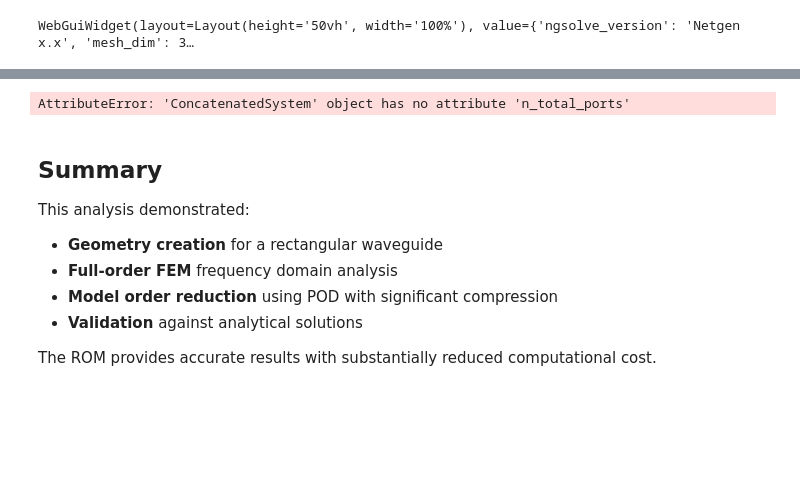
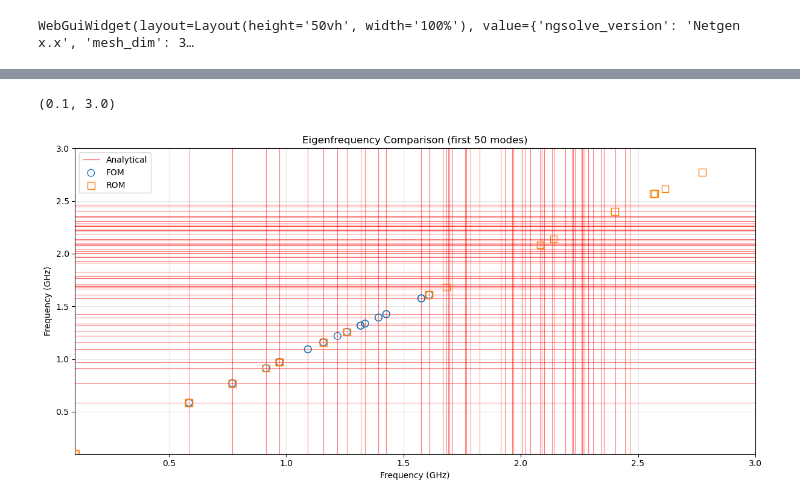
Before and after one commit to Dark-Elektron/cavsim3d, a Jupyter notebook: examples/cwg_step_split/cwg_step_split.ipynb, the cells around one changed output, grey strips where cells are left out. Drawn from its saved outputs; the diff is of its cells as text; code cells hidden in the pictures; blank space fills up the shorter version.

```diff
--- a/examples/cwg_step_split/cwg_step_split.ipynb
+++ b/examples/cwg_step_split/cwg_step_split.ipynb
@@ -198,26 +198,11 @@ Port connections: 2 (× 3 modes each)
   'S1(1),1(1)_phase': <Axes: title={'center': 'S1(1),1(1) Phase'}, xlabel='Frequency (GHz)', ylabel='∠S1(1),1(1) (°)'>,
   'S1(1),2(1)_mag': <Axes: title={'center': 'S1(1),2(1) Magnitude'}, xlabel='Frequency (GHz)', ylabel='|S1(1),2(1)| (dB)'>,
   'S1(1),2(1)_phase': <Axes: title={'center': 'S1(1),2(1) Phase'}, xlabel='Frequency (GHz)', ylabel='∠S1(1),2(1) (°)'>})
-# %%
-print(rom._concatenated.n_total_ports)
-print(rom._concatenated._internal_ports)
-print(rom._concatenated._external_ports)
-print(rom._concatenated._global_to_local)
-print(rom._concatenated.connections)
-# %% [output]
-AttributeError: 'ConcatenatedSystem' object has no attribute 'n_total_ports'
 # %%
 fig, ax = plot_eigenfrequencies([fds, rom], analytical=analytical,
                       labels=['FOM', 'ROM'], n_modes=50)
-ax.set_ylim(1, 5)
-ax.set_xlim(1, 5)
+ax.set_ylim(0.1, 3)
+ax.set_xlim(0.1, 3)
+# %% [output]
+(0.1, 3.0)
+[figure, added]
-# %% [markdown]
-## Summary
-
-This analysis demonstrated:
-- **Geometry creation** for a rectangular waveguide
-- **Full-order FEM** frequency domain analysis
-- **Model order reduction** using POD with significant compression
-- **Validation** against analytical solutions
-
-The ROM provides accurate results with substantially reduced computational cost.
```
Also changed, not shown: parts of 5 cells of this notebook, 26 other files.
